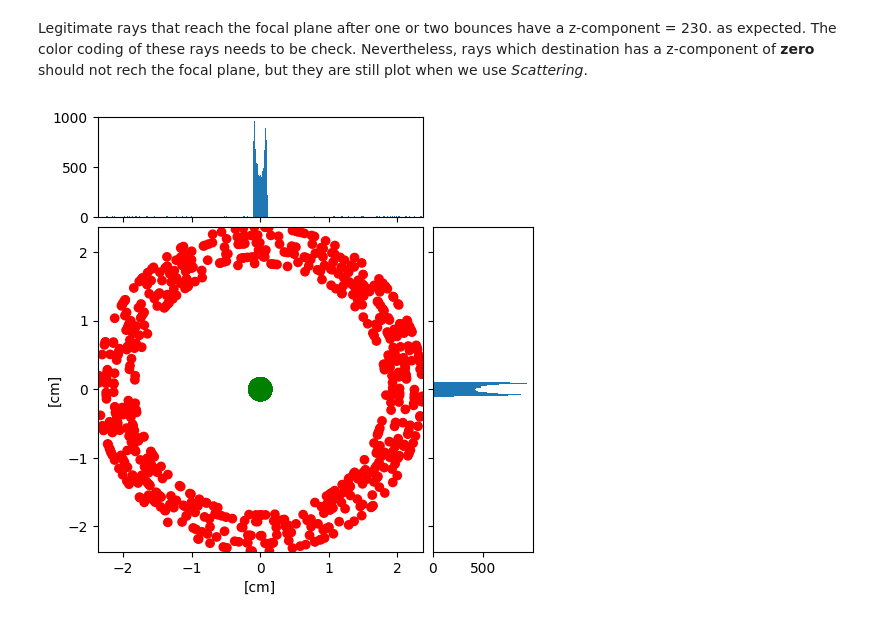
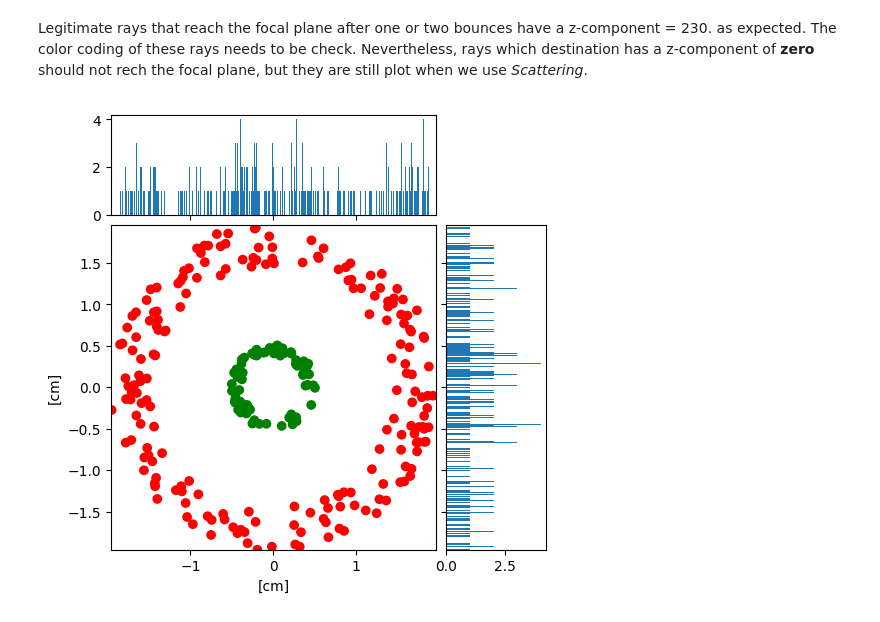
Before and after one commit to pymilo/notebooks, a Jupyter notebook: FOXSISIM_COLOR-CODING.ipynb, the cells around one changed output. Cells and saved outputs as stored; diff of their text form; code cells hidden in the pictures.

```diff
--- a/FOXSISIM_COLOR-CODING.ipynb
+++ b/FOXSISIM_COLOR-CODING.ipynb
@@ -10,7 +10,7 @@ from foxsisim.plotting import scatterHist,plot
 import numpy as np
 import matplotlib.pylab as plt
 # %%
-source_distance = -10000
+source_distance = -2000
 source = Source(type='point', center=[0, 0, source_distance])
 module = Module()
 detector = Detector(width=8,
@@ -19,11 +19,12 @@ detector = Detector(width=8,
                     center = [0,0,230],
                     reso = [1024,1024])
 
-rays = source.generateRays(module.targetFront, 50000)
+rays = source.generateRays(module.targetFront, 500)
 module.passRays(rays, robust=True)
 detector.catchRays(rays)
-# %%
-scatterHist(rays)
-plt.show()
-# %% [output]
-[figure, removed]
+# %%
+drays = [ray for ray in rays if ray.des[2]==230.0]
+scatterHist(drays)
+plt.show()
+# %% [output]
+[figure, added]
```
Also changed, not shown: parts of 1 cell of this notebook, 6 other files.
